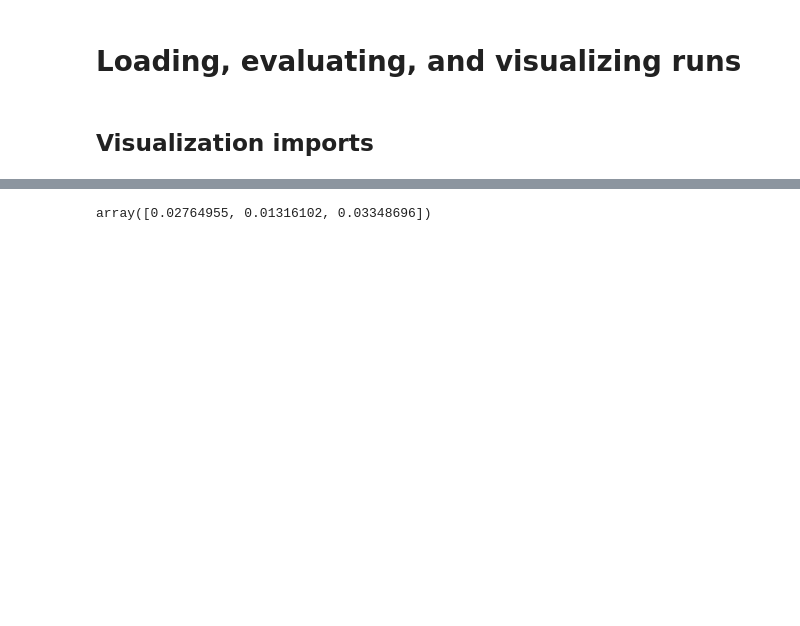
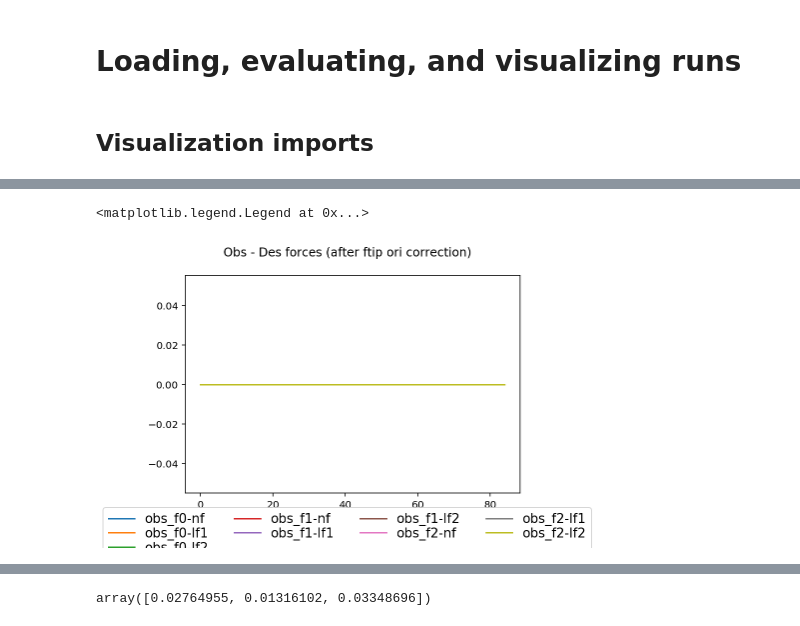
Before and after one commit to krishpop/benchmark-rrc, a Jupyter notebook: notebooks/visualization.ipynb, the cells around one changed output, grey strips where cells are left out. Cells and saved outputs as stored; diff of their text form; code cells hidden in the pictures; blank space fills up the shorter version.

```diff
--- a/notebooks/visualization.ipynb
+++ b/notebooks/visualization.ipynb
@@ -85,0 +306,11 @@ obs, force_df, tip_pos = load_obs_des_forces(output_dir, return_pos=True)
+# %%
+lines = []
+line_labels = [col for col in force_df.columns if 'obs' in col]
+plt.suptitle("Obs - Des forces (after ftip ori correction)")
+for i, col in enumerate(line_labels):
+    lines += plt.plot((obs_forces1[:len(des_forces2), i] - des_forces1[:len(des_forces2), i]), label=col)
+
+plt.figlegend(lines, line_labels, loc = 'lower center', borderaxespad=-0.9, ncol=4, labelspacing=0.1,  prop={'size': 13} )
+# %% [output]
+<matplotlib.legend.Legend at 0x...>
+[figure, added]
```
Also changed, not shown: parts of 34 cells of this notebook, 5 other files.
